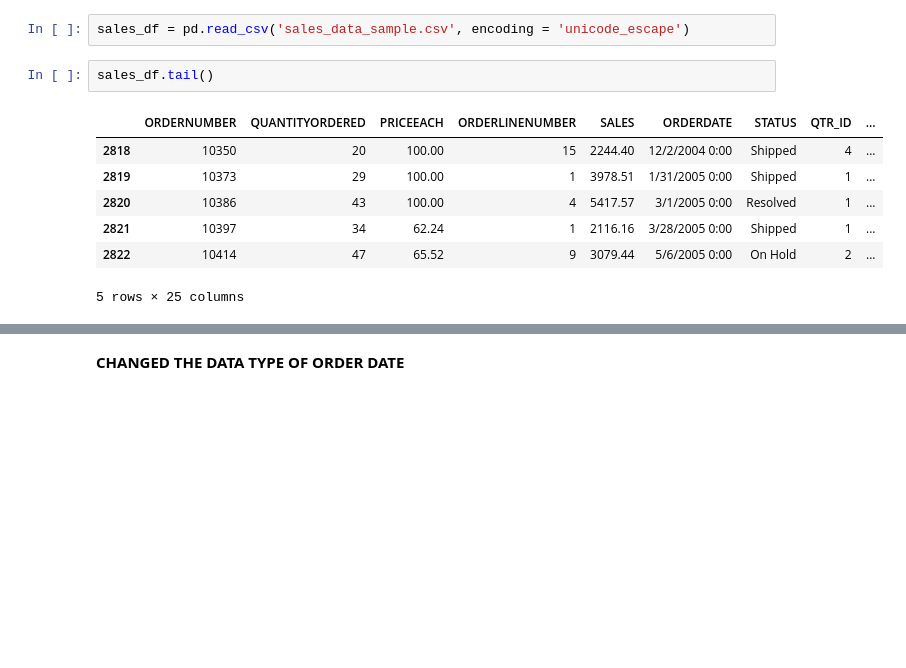
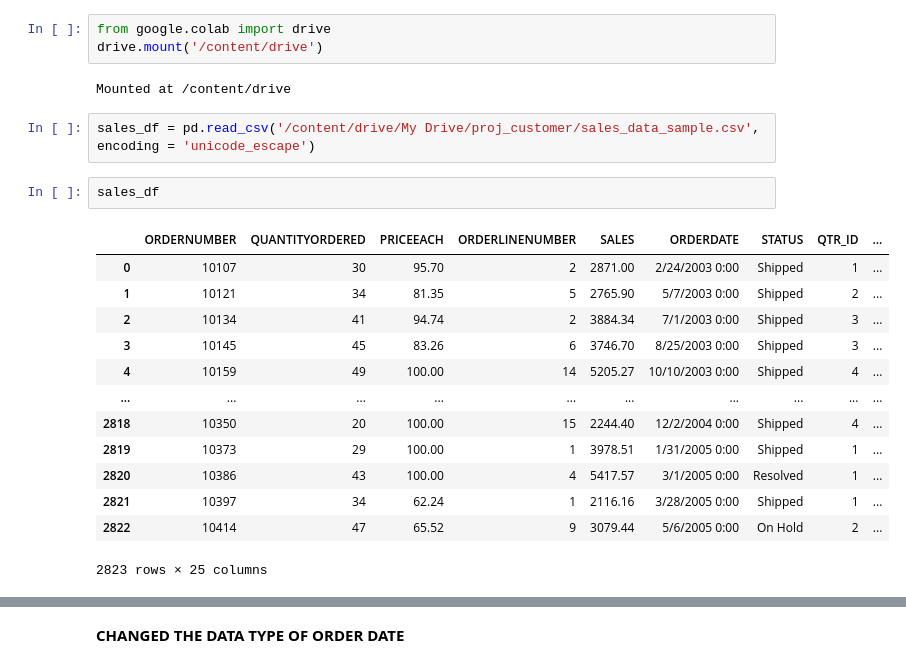
Before and after one commit to asherbabu/CustomerSegmentation, a Jupyter notebook: proj_customer.ipynb, the cells around one changed output, grey strips where cells are left out. Drawn from its saved outputs; the diff is of its cells as text; blank space fills up the shorter version.

```diff
--- a/proj_customer.ipynb
+++ b/proj_customer.ipynb
@@ -28,15 +36,26 @@ import plotly.graph_objects as go
+# %%
+from google.colab import drive
+drive.mount('/content/drive')
+# %% [output]
+Mounted at /content/drive
 # %%
-sales_df = pd.read_csv('sales_data_sample.csv', encoding = 'unicode_escape')
+sales_df = pd.read_csv('/content/drive/My Drive/proj_customer/sales_data_sample.csv', encoding = 'unicode_escape')
 # %%
-sales_df.tail()
+sales_df
 # %% [output]
 |  | ORDERNUMBER | QUANTITYORDERED | PRICEEACH | ORDERLINENUMBER | SALES | ORDERDATE | STATUS | QTR_ID | ... |
+| 0 | 10107 | 30 | 95.70 | 2 | 2871.00 | 2/24/2003 0:00 | Shipped | 1 | ... |
+| 1 | 10121 | 34 | 81.35 | 5 | 2765.90 | 5/7/2003 0:00 | Shipped | 2 | ... |
+| 2 | 10134 | 41 | 94.74 | 2 | 3884.34 | 7/1/2003 0:00 | Shipped | 3 | ... |
+| 3 | 10145 | 45 | 83.26 | 6 | 3746.70 | 8/25/2003 0:00 | Shipped | 3 | ... |
+| 4 | 10159 | 49 | 100.00 | 14 | 5205.27 | 10/10/2003 0:00 | Shipped | 4 | ... |
+| ... | ... | ... | ... | ... | ... | ... | ... | ... | ... |
 | 2818 | 10350 | 20 | 100.00 | 15 | 2244.40 | 12/2/2004 0:00 | Shipped | 4 | ... |
 | 2819 | 10373 | 29 | 100.00 | 1 | 3978.51 | 1/31/2005 0:00 | Shipped | 1 | ... |
 | 2820 | 10386 | 43 | 100.00 | 4 | 5417.57 | 3/1/2005 0:00 | Resolved | 1 | ... |
 | 2821 | 10397 | 34 | 62.24 | 1 | 2116.16 | 3/28/2005 0:00 | Shipped | 1 | ... |
 | 2822 | 10414 | 47 | 65.52 | 9 | 3079.44 | 5/6/2005 0:00 | On Hold | 2 | ... |
-5 rows × 25 columns
+2823 rows × 25 columns
 # %%
 sales_df.dtypes
 # %% [output]
```
Also changed, not shown: parts of 19 cells of this notebook.
